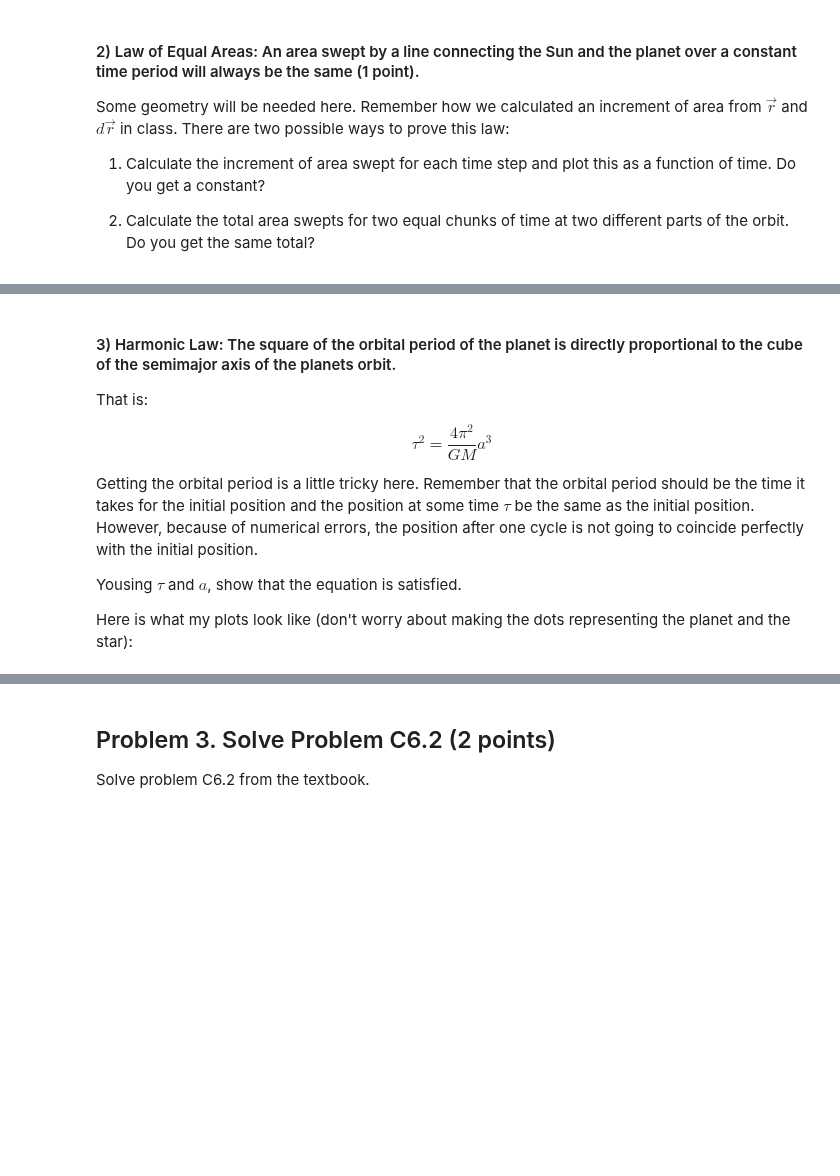
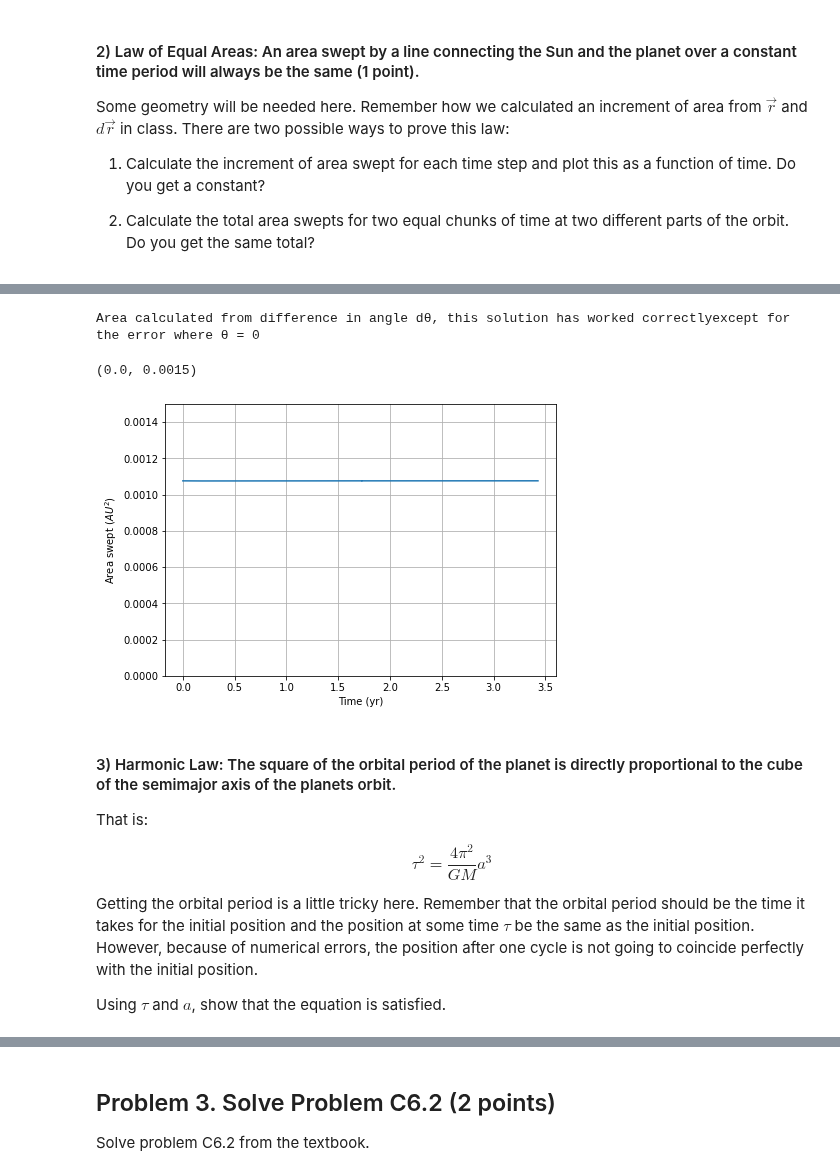
Before and after one commit to Youngposeidon/computational-mechanics-delivery, a Jupyter notebook: project4.ipynb, the cells around one changed output, grey strips where cells are left out. Drawn from its saved outputs; the diff is of its cells as text; code cells hidden in the pictures; blank space fills up the shorter version.

```diff
--- a/project4.ipynb
+++ b/project4.ipynb
@@ -349,3 +382,16 @@ Some geometry will be needed here. Remember how we calculated an increment of ar
+# %%
+print("Area calculated from difference in angle dθ, this solution has worked correctlyexcept for the error where θ = 0")
+plt.figure(figsize=(7, 5))
+plt.plot(t[: Tcut], Atheta[: Tcut])
+plt.xlabel("Time (yr)")
+plt.ylabel("Area swept $(AU^2)$")
+plt.grid()
+ax = plt.gca()
+ax.set_ylim(0, 0.0015)
+# %% [output]
+Area calculated from difference in angle dθ, this solution has worked correctlyexcept for the error where θ = 0
+(0.0, 0.0015)
+[figure, added]
 # %% [markdown]
 #### 3) Harmonic Law: The square of the orbital period of the planet is directly proportional to the cube of the semimajor axis of the planets orbit.
 That is:
@@ -354,6 +400,4 @@ $$\tau^2 = \frac{4\pi^2}{GM}a^3$$
 
 Getting the orbital period is a little tricky here. Remember that the orbital period should be the time it takes for the initial position and the position at some time $\tau$ be the same as the initial position. However, because of numerical errors, the position after one cycle is not going to coincide perfectly with the initial position.
 
-Yousing $\tau$ and $a$, show that the equation is satisfied.
-
-Here is what my plots look like (don't worry about making the dots representing the planet and the star):
+Using $\tau$ and $a$, show that the equation is satisfied.
```
Also changed, not shown: parts of 16 cells of this notebook.
